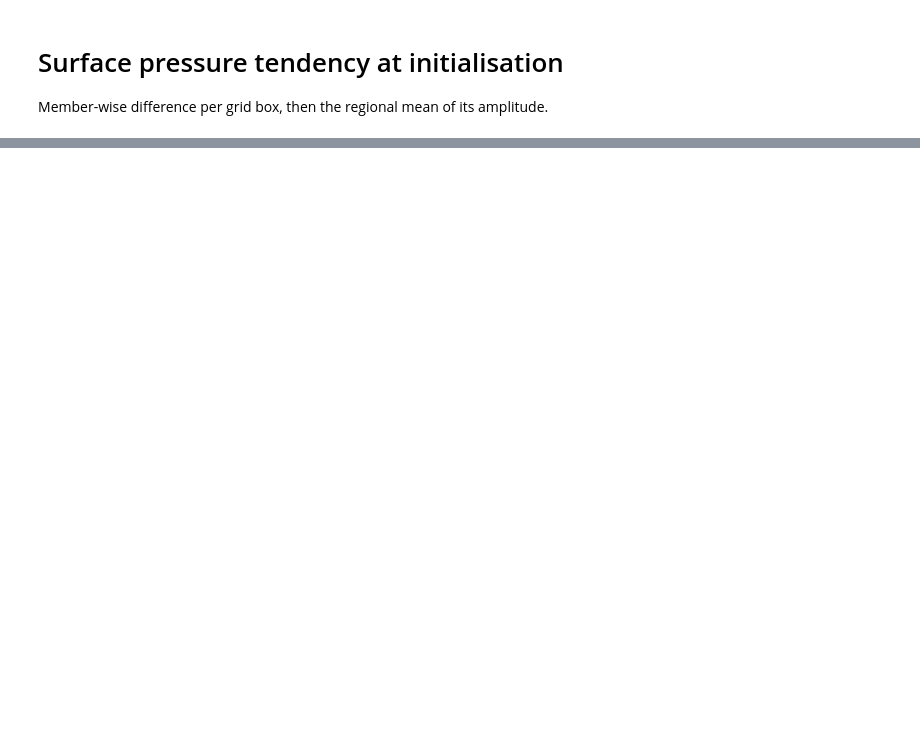
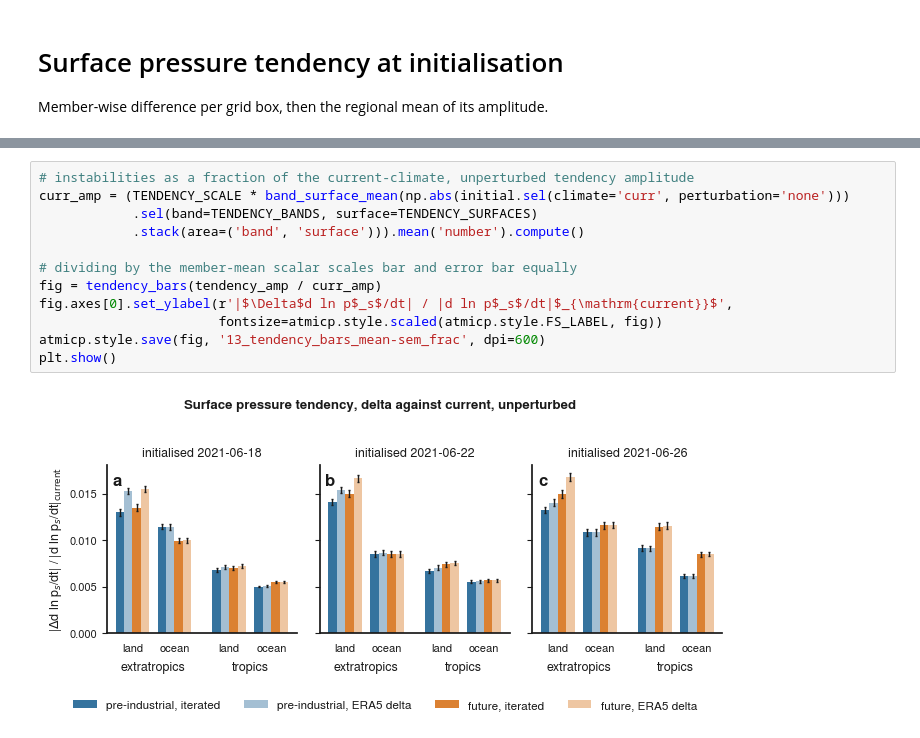
Before and after one commit to shirin-ermis/ATMICP, a Jupyter notebook: notebooks/13_instabilities.ipynb, the cells around one changed output, grey strips where cells are left out. Saved outputs shown, nothing was run; the diff lists cells and outputs as text; blank space fills up the shorter version.

```diff
--- a/notebooks/13_instabilities.ipynb
+++ b/notebooks/13_instabilities.ipynb
@@ -218,0 +213,14 @@ plt.show()
+# %%
+# instabilities as a fraction of the current-climate, unperturbed tendency amplitude
+curr_amp = (TENDENCY_SCALE * band_surface_mean(np.abs(initial.sel(climate='curr', perturbation='none')))
+            .sel(band=TENDENCY_BANDS, surface=TENDENCY_SURFACES)
+            .stack(area=('band', 'surface'))).mean('number').compute()
+
+# dividing by the member-mean scalar scales bar and error bar equally
+fig = tendency_bars(tendency_amp / curr_amp)
+fig.axes[0].set_ylabel(r'|$\Delta$d ln p$_s$/dt| / |d ln p$_s$/dt|$_{\mathrm{current}}$',
+                       fontsize=atmicp.style.scaled(atmicp.style.FS_LABEL, fig))
+atmicp.style.save(fig, '13_tendency_bars_mean-sem_frac', dpi=600)
+plt.show()
+# %% [output]
+[figure, added]
```
Also changed, not shown: parts of 6 cells of this notebook, 16 other files.
